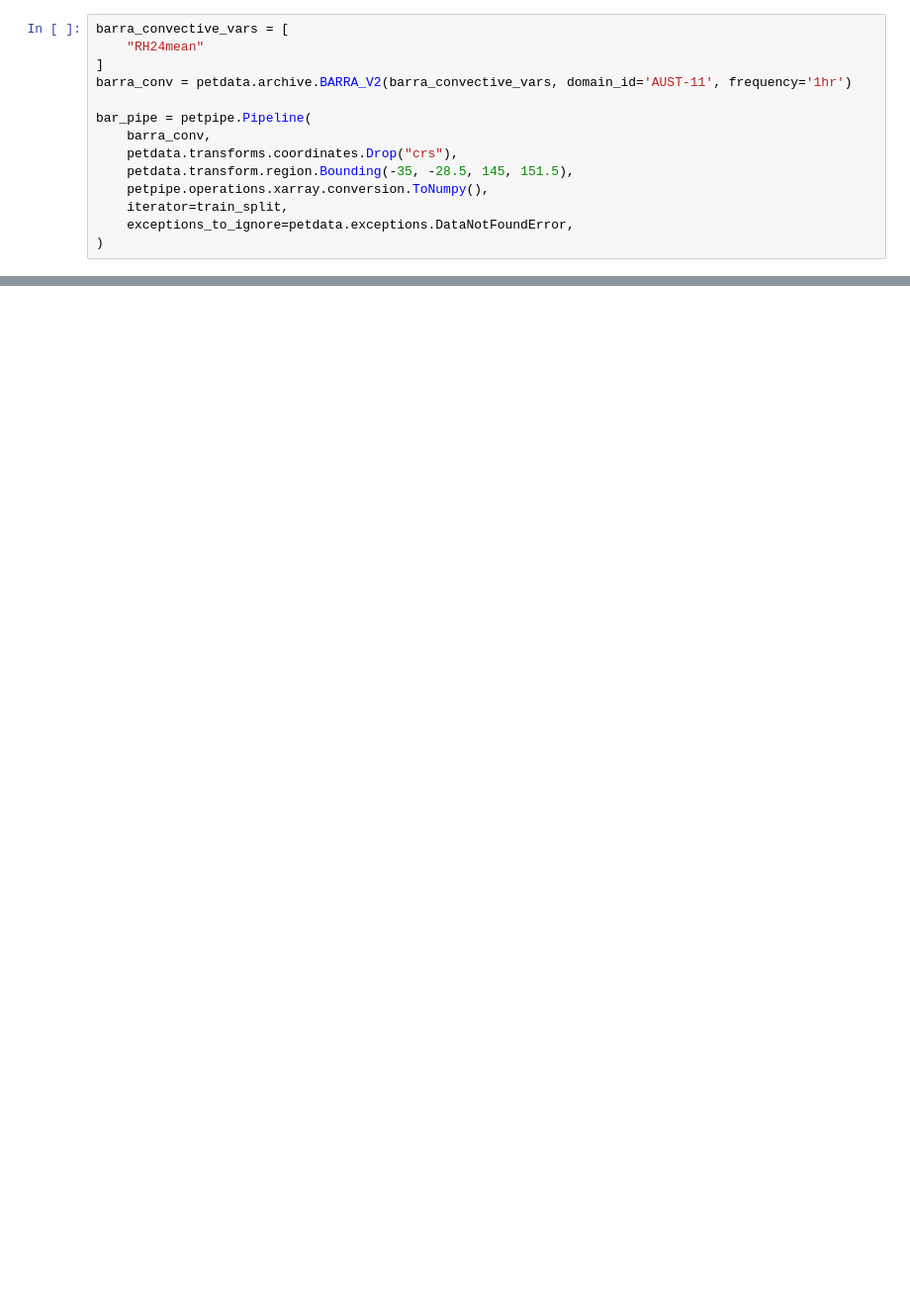
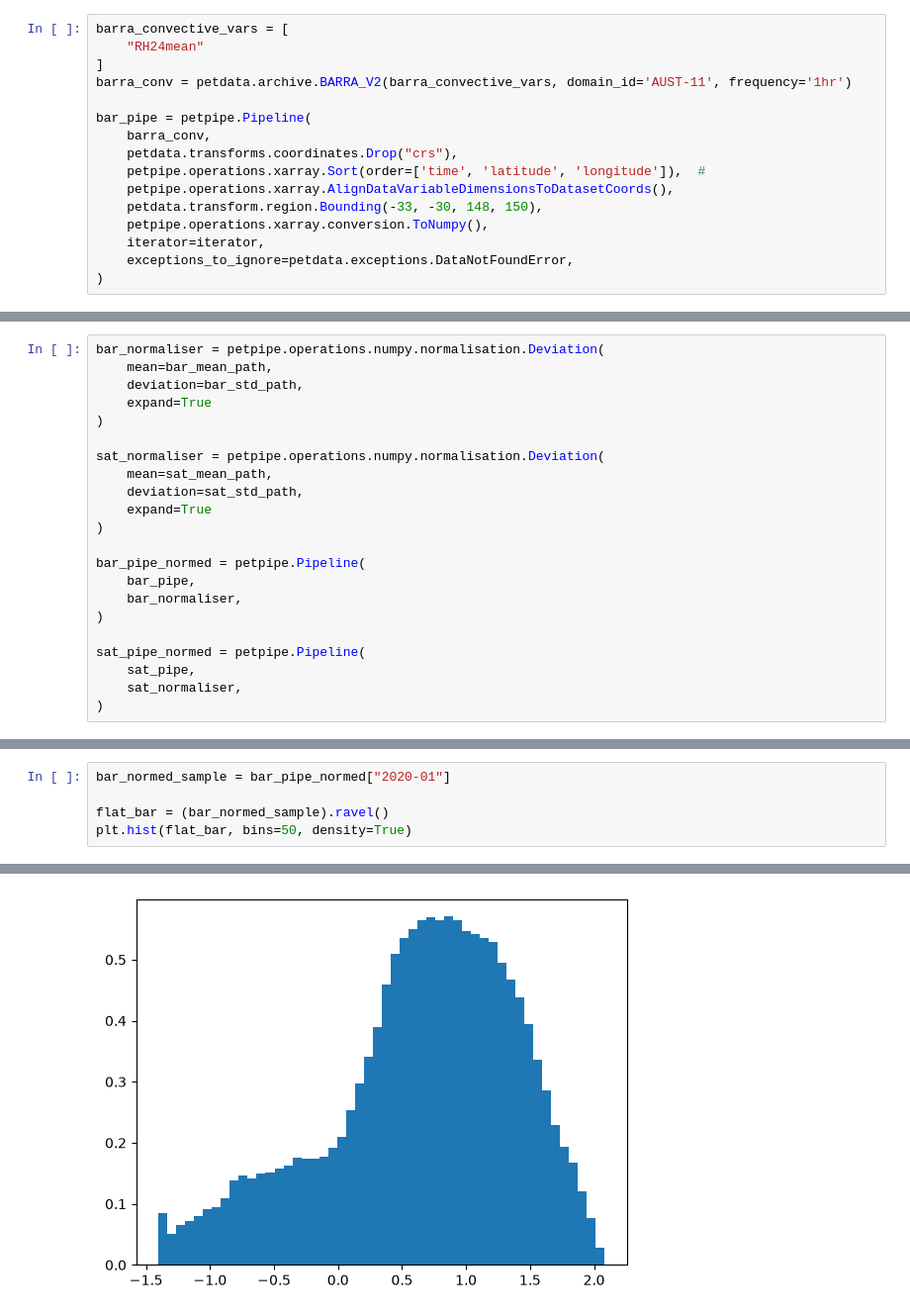
Before and after one commit to cdoedens/CPDiT, a Jupyter notebook: notebooks/PET_normalise.ipynb, the cells around one changed output, grey strips where cells are left out. Shown at 99% size. Cells and saved outputs as stored; diff of their text form; blank space fills up the shorter version.

Commit message:
dataloader working, with plots for verification

```diff
--- a/notebooks/PET_normalise.ipynb
+++ b/notebooks/PET_normalise.ipynb
@@ -58,8 +65,10 @@ barra_conv = petdata.archive.BARRA_V2(barra_convective_vars, domain_id='AUST-11'
 bar_pipe = petpipe.Pipeline(
     barra_conv,
     petdata.transforms.coordinates.Drop("crs"),
-    petdata.transform.region.Bounding(-35, -28.5, 145, 151.5),
+    petpipe.operations.xarray.Sort(order=['time', 'latitude', 'longitude']),  #
+    petpipe.operations.xarray.AlignDataVariableDimensionsToDatasetCoords(),
+    petdata.transform.region.Bounding(-33, -30, 148, 150),
     petpipe.operations.xarray.conversion.ToNumpy(),
-    iterator=train_split,
+    iterator=iterator,
     exceptions_to_ignore=petdata.exceptions.DataNotFoundError,
 )
@@ -99,0 +111,22 @@ np.float64(0.5400364133190755)
+# %%
+bar_normaliser = petpipe.operations.numpy.normalisation.Deviation(
+    mean=bar_mean_path,
+    deviation=bar_std_path,
+    expand=True
+)
+
+sat_normaliser = petpipe.operations.numpy.normalisation.Deviation(
+    mean=sat_mean_path,
+    deviation=sat_std_path,
+    expand=True
+)
+
+bar_pipe_normed = petpipe.Pipeline(
+    bar_pipe,
+    bar_normaliser,
+)
+
+sat_pipe_normed = petpipe.Pipeline(
+    sat_pipe,
+    sat_normaliser,
+)
@@ -99,0 +135,6 @@ np.float64(0.5400364133190755)
+# %%
+bar_normed_sample = bar_pipe_normed["2020-01"]
+
+flat_bar = (bar_normed_sample).ravel()
+plt.hist(flat_bar, bins=50, density=True)
+# %% [output]
@@ -99,0 +158 @@ np.float64(0.5400364133190755)
+[figure, added]
```
Also changed, not shown: parts of 24 cells of this notebook.
